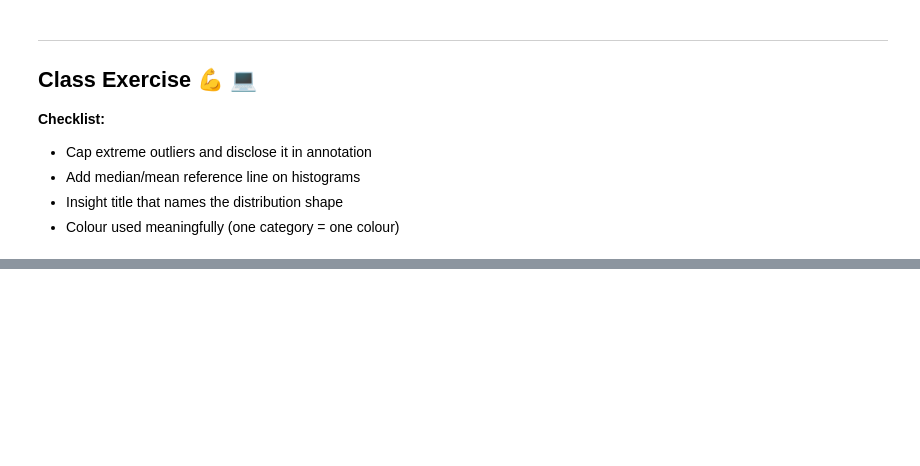
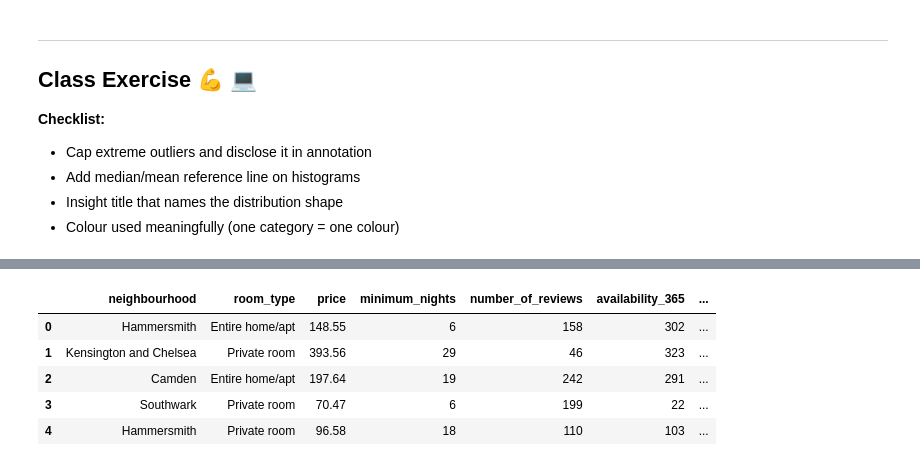
Before and after one commit to siddhantm29-netizen/data_Visualization_Siddhant_41724324, a Jupyter notebook: week05/lecture05_notes.ipynb, the cells around one changed output, grey strips where cells are left out. Cells and saved outputs as stored; diff of their text form; code cells hidden in the pictures; blank space fills up the shorter version.

```diff
--- a/week05/lecture05_notes.ipynb
+++ b/week05/lecture05_notes.ipynb
@@ -210,0 +278,9 @@ fig.show()
+# %%
+df.head()
+# %% [output]
+|  | neighbourhood | room_type | price | minimum_nights | number_of_reviews | availability_365 | ... |
+| 0 | Hammersmith | Entire home/apt | 148.55 | 6 | 158 | 302 | ... |
+| 1 | Kensington and Chelsea | Private room | 393.56 | 29 | 46 | 323 | ... |
+| 2 | Camden | Entire home/apt | 197.64 | 19 | 242 | 291 | ... |
+| 3 | Southwark | Private room | 70.47 | 6 | 199 | 22 | ... |
+| 4 | Hammersmith | Private room | 96.58 | 18 | 110 | 103 | ... |
```
Also changed, not shown: parts of 4 cells of this notebook, 1 other file.
